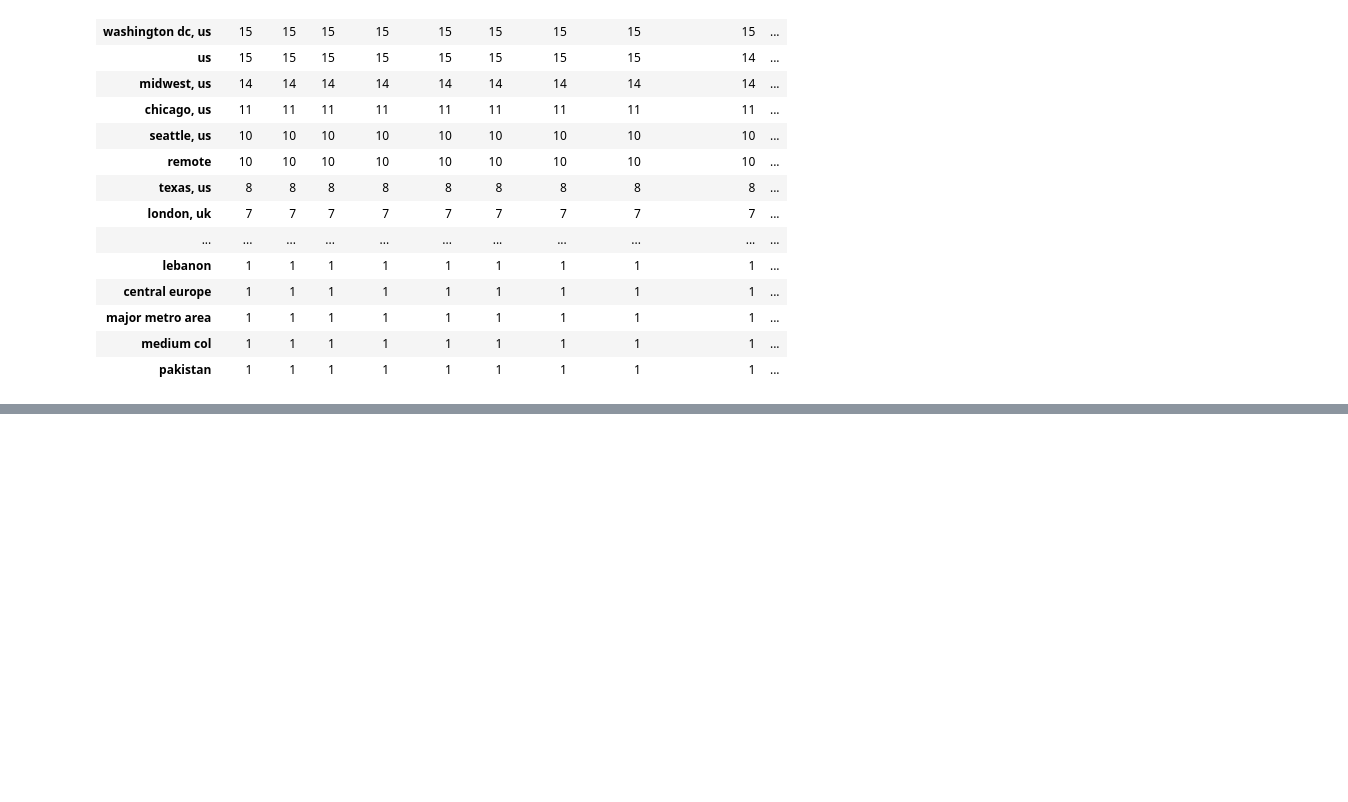
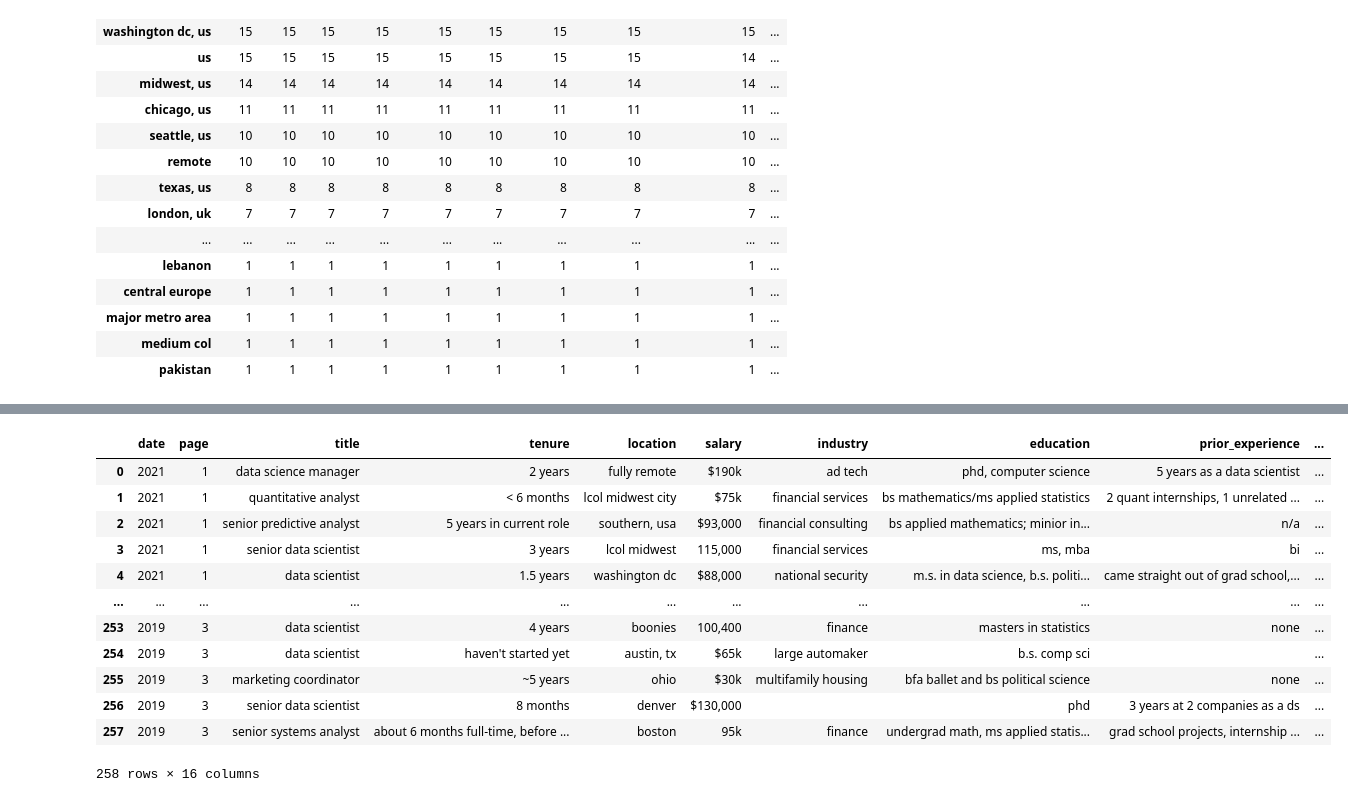
Before and after one commit to archiewood/ds_salaries, a Jupyter notebook: data_cleaning.ipynb, the cells around one changed output, grey strips where cells are left out. Cells and saved outputs as stored; diff of their text form; code cells hidden in the pictures; blank space fills up the shorter version.

```diff
--- a/data_cleaning.ipynb
+++ b/data_cleaning.ipynb
@@ -397,3 +413,19 @@ df.head(50)
+# %%
+df
+# %% [output]
+|  | date | page | title | tenure | location | salary | industry | education | prior_experience | ... |
+| 0 | 2021 | 1 | data science manager | 2 years | fully remote | $190k | ad tech | phd, computer science | 5 years as a data scientist | ... |
+| 1 | 2021 | 1 | quantitative analyst | < 6 months | lcol midwest city | $75k | financial services | bs mathematics/ms applied statistics | 2 quant internships, 1 unrelated ... | ... |
+| 2 | 2021 | 1 | senior predictive analyst | 5 years in current role | southern, usa | $93,000 | financial consulting | bs applied mathematics; minior in... | n/a | ... |
+| 3 | 2021 | 1 | senior data scientist | 3 years | lcol midwest | 115,000 | financial services | ms, mba | bi | ... |
+| 4 | 2021 | 1 | data scientist | 1.5 years | washington dc | $88,000 | national security | m.s. in data science, b.s. politi... | came straight out of grad school,... | ... |
+| ... | ... | ... | ... | ... | ... | ... | ... | ... | ... | ... |
+| 253 | 2019 | 3 | data scientist | 4 years | boonies | 100,400 | finance | masters in statistics | none | ... |
+| 254 | 2019 | 3 | data scientist | haven't started yet | austin, tx | $65k | large automaker | b.s. comp sci |  | ... |
+| 255 | 2019 | 3 | marketing coordinator | ~5 years | ohio | $30k | multifamily housing | bfa ballet and bs political science | none | ... |
+| 256 | 2019 | 3 | senior data scientist | 8 months | denver | $130,000 |  | phd | 3 years at 2 companies as a ds | ... |
+| 257 | 2019 | 3 | senior systems analyst | about 6 months full-time, before ... | boston | 95k | finance | undergrad math, ms applied statis... | grad school projects, internship ... | ... |
+258 rows × 16 columns
 # %%
 # clean salary data
 
```
Also changed, not shown: parts of 30 cells of this notebook, 4 other files.
